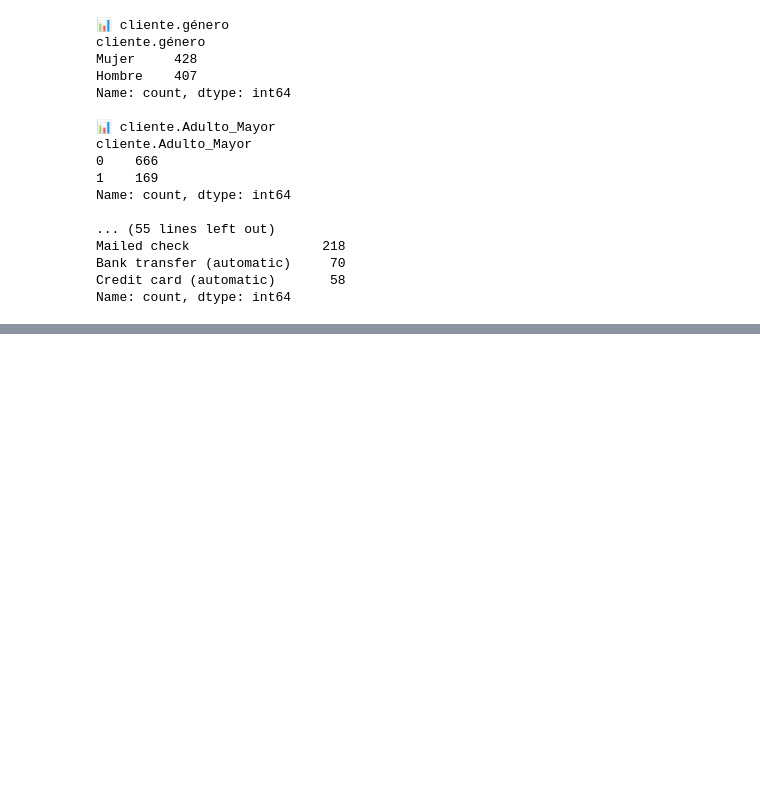
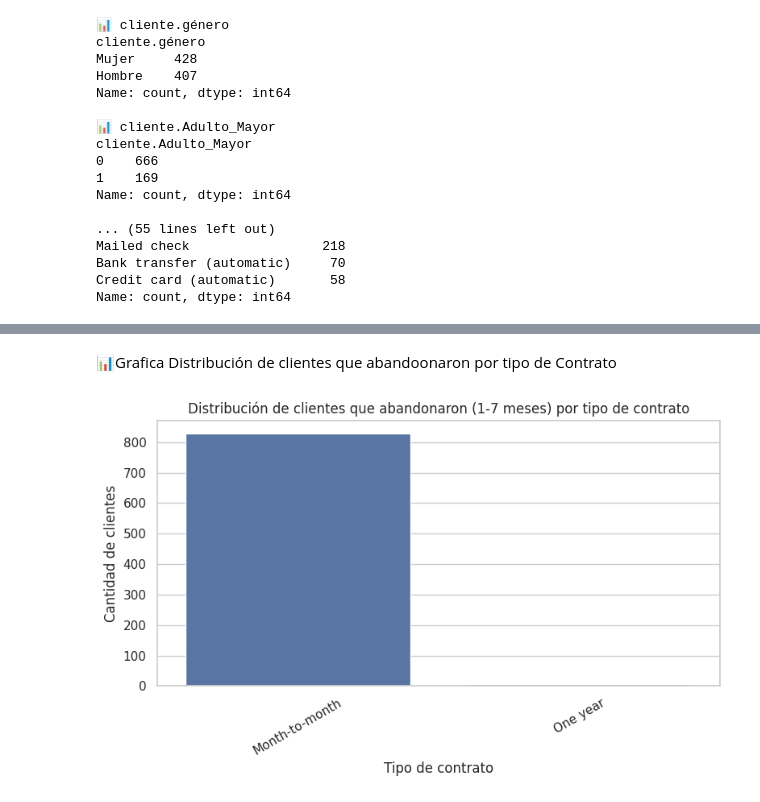
Before and after one commit to Lexx4nder/challenge2-data-science-LATAM, a Jupyter notebook: Challenge_2_Data_Science_|_TELECOM_X.ipynb, the cells around one changed output, grey strips where cells are left out. Drawn from its saved outputs; the diff is of its cells as text; code cells hidden in the pictures; blank space fills up the shorter version.

```diff
--- a/Challenge_2_Data_Science_|_TELECOM_X.ipynb
+++ b/Challenge_2_Data_Science_|_TELECOM_X.ipynb
@@ -770,0 +901,17 @@ Name: count, dtype: int64
+# %% [markdown]
+📊Grafica Distribución de clientes que abandoonaron por tipo de Contrato
+# %%
+plt.figure(figsize=(8, 5))
+sns.countplot(
+    data=clientes_abandonaron_7meses,
+    x='Contrato',
+    order=clientes_abandonaron_7meses['Contrato'].value_counts().index
+)
+plt.title('Distribución de clientes que abandonaron (1-7 meses) por tipo de contrato')
+plt.xlabel('Tipo de contrato')
+plt.ylabel('Cantidad de clientes')
+plt.xticks(rotation=30)
+plt.tight_layout()
+plt.show()
+# %% [output]
+[figure, added]
```
Also changed, not shown: parts of 13 cells of this notebook.
